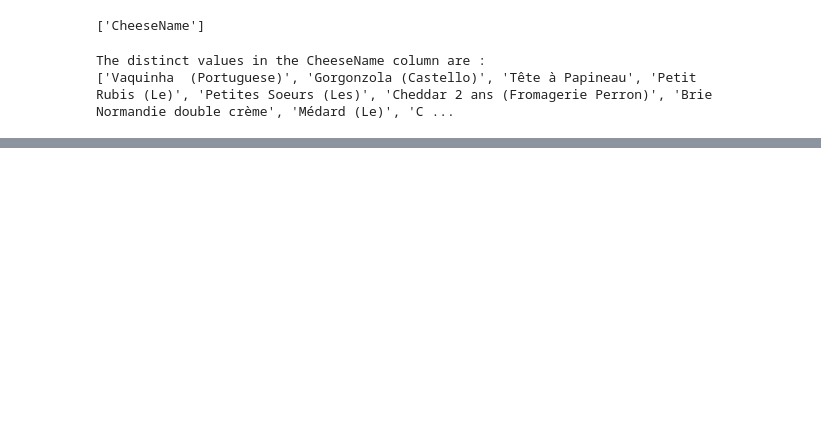
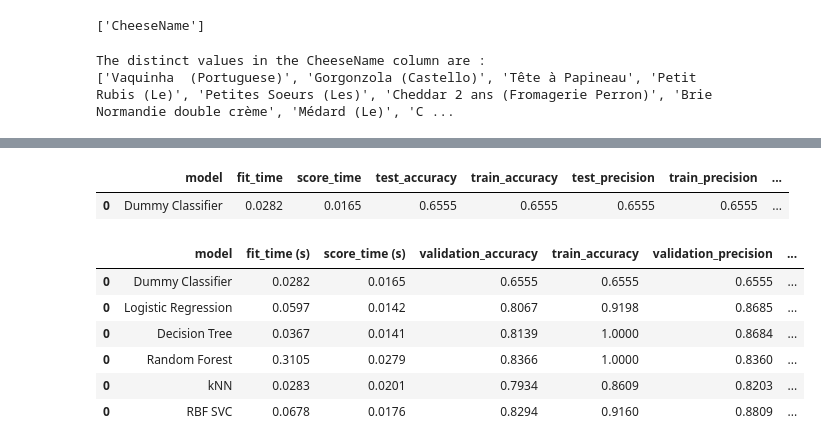
Before and after one commit to Dipto9999/intro-ml-students, a Jupyter notebook: release/final_project/final_project.ipynb, the cells around one changed output, grey strips where cells are left out. Saved outputs shown, nothing was run; the diff lists cells and outputs as text; code cells hidden in the pictures; blank space fills up the shorter version.

```diff
--- a/release/final_project/final_project.ipynb
+++ b/release/final_project/final_project.ipynb
@@ -1641,0 +519,55 @@ These links provide the theory and basis for the *ML* exploration in this notebo
+# %%
+dummy_df = pd.DataFrame(
+    cross_validate(
+        estimator = dummy_pipe, cv = 10,
+        X = X_train, y = y_train,
+        scoring = scoring_dict,
+        return_train_score = True
+    )
+).mean().apply(
+    lambda x : round(x, 4)
+).rename('Dummy Classifier').to_frame().T.reset_index().rename(
+    columns = {'index' : 'model'}
+)
+display(dummy_df)
+# %% [output]
+|  | model | fit_time | score_time | test_accuracy | train_accuracy | test_precision | train_precision | ... |
+| 0 | Dummy Classifier | 0.0282 | 0.0165 | 0.6555 | 0.6555 | 0.6555 | 0.6555 | ... |
+# %%
+scores_df = pd.DataFrame()
+
+for model_name, model in models.items():
+
+    model['scores'] = pd.DataFrame(
+        cross_validate(
+            estimator = model['pipeline'], cv = 10,
+            X = X_train, y = y_train,
+            return_train_score = True,
+            scoring = scoring_dict
+        )
+    ).mean().apply(
+        lambda x : round(x, 4)
+    ).rename(
+        model_name
+    ).to_frame().T.reset_index().rename(
+        columns = {'index' : 'model'}
+    )
+
+    scores_df = pd.concat([scores_df, model['scores']], axis = 0)
+# %%
+# We Need to Concatenate the Classifier Scores to the Baseline Model Score.
+scores_df = pd.concat([dummy_df, scores_df], axis = 0)
+scores_df = scores_df.rename(
+    columns = {
+        col : col.replace('test', 'validation').replace('time', 'time (s)')  for col in scores_df.columns.to_list()
+    }
+)
+display(scores_df)
+# %% [output]
+|  | model | fit_time (s) | score_time (s) | validation_accuracy | train_accuracy | validation_precision | ... |
+| 0 | Dummy Classifier | 0.0282 | 0.0165 | 0.6555 | 0.6555 | 0.6555 | ... |
+| 0 | Logistic Regression | 0.0597 | 0.0142 | 0.8067 | 0.9198 | 0.8685 | ... |
+| 0 | Decision Tree | 0.0367 | 0.0141 | 0.8139 | 1.0000 | 0.8684 | ... |
+| 0 | Random Forest | 0.3105 | 0.0279 | 0.8366 | 1.0000 | 0.8360 | ... |
+| 0 | kNN | 0.0283 | 0.0201 | 0.7934 | 0.8609 | 0.8203 | ... |
+| 0 | RBF SVC | 0.0678 | 0.0176 | 0.8294 | 0.9160 | 0.8809 | ... |
```
Also changed, not shown: parts of 206 cells of this notebook, 2 other files.
